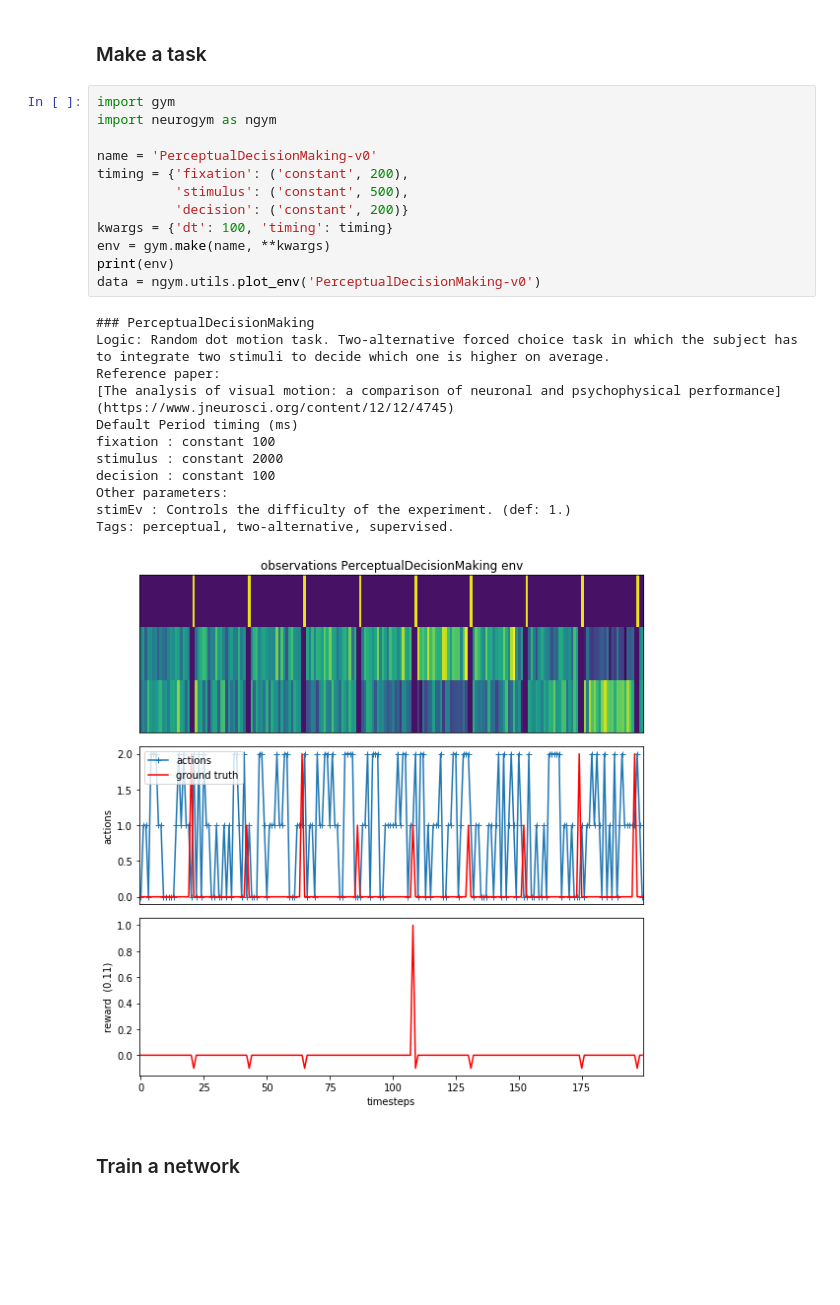
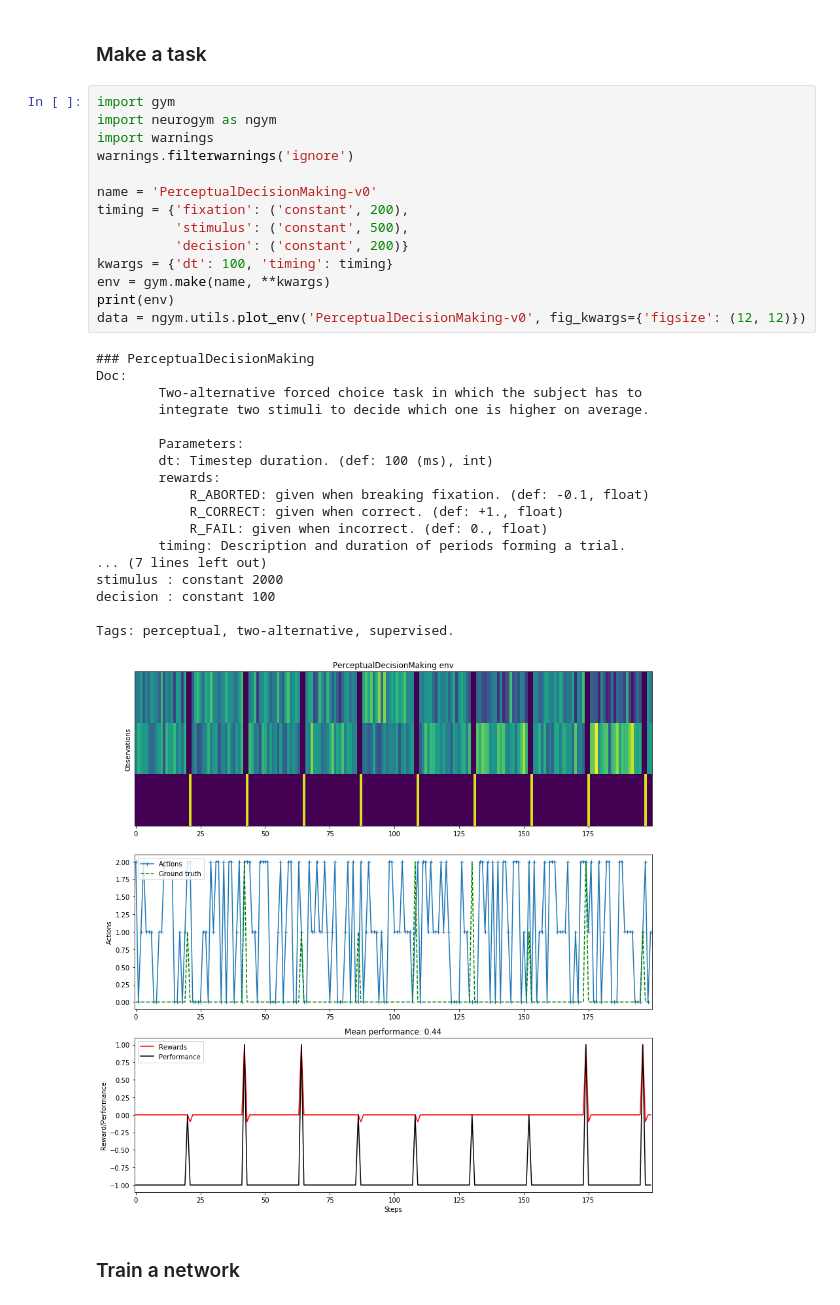
Before and after one commit to neurogym/neurogym, a Jupyter notebook: examples/example_neurogym_rl.ipynb, the cells around one changed output. Drawn from its saved outputs; the diff is of its cells as text; blank space fills up the shorter version.

```diff
--- a/examples/example_neurogym_rl.ipynb
+++ b/examples/example_neurogym_rl.ipynb
@@ -29,28 +48,36 @@ TODO: Make this not just usable in google colab
 # %%
 import gym
 import neurogym as ngym
+import warnings
+warnings.filterwarnings('ignore')
 
 name = 'PerceptualDecisionMaking-v0'
 timing = {'fixation': ('constant', 200),
           'stimulus': ('constant', 500),
           'decision': ('constant', 200)}
 kwargs = {'dt': 100, 'timing': timing}
 env = gym.make(name, **kwargs)
 print(env)
-data = ngym.utils.plot_env('PerceptualDecisionMaking-v0')
+data = ngym.utils.plot_env('PerceptualDecisionMaking-v0', fig_kwargs={'figsize': (12, 12)})
 # %% [output]
 ### PerceptualDecisionMaking
-Logic: Random dot motion task. Two-alternative forced choice task in which the subject has to integrate two stimuli to decide which one is higher on average.
-Reference paper:
-[The analysis of visual motion: a comparison of neuronal and psychophysical performance](https://www.jneurosci.org/content/12/12/4745)
-Default Period timing (ms)
-fixation : constant 100
+Doc:
+        Two-alternative forced choice task in which the subject has to
+        integrate two stimuli to decide which one is higher on average.
+
+        Parameters:
+        dt: Timestep duration. (def: 100 (ms), int)
+        rewards:
+            R_ABORTED: given when breaking fixation. (def: -0.1, float)
+            R_CORRECT: given when correct. (def: +1., float)
+            R_FAIL: given when incorrect. (def: 0., float)
+        timing: Description and duration of periods forming a trial.
+... (7 lines left out)
 stimulus : constant 2000
 decision : constant 100
-Other parameters:
-stimEv : Controls the difficulty of the experiment. (def: 1.)
+
 Tags: perceptual, two-alternative, supervised.
-[figure, old version]
+[figure, new version]
 # %% [markdown]
 ### Train a network
 # %%
```
Also changed, not shown: parts of 7 cells of this notebook.
